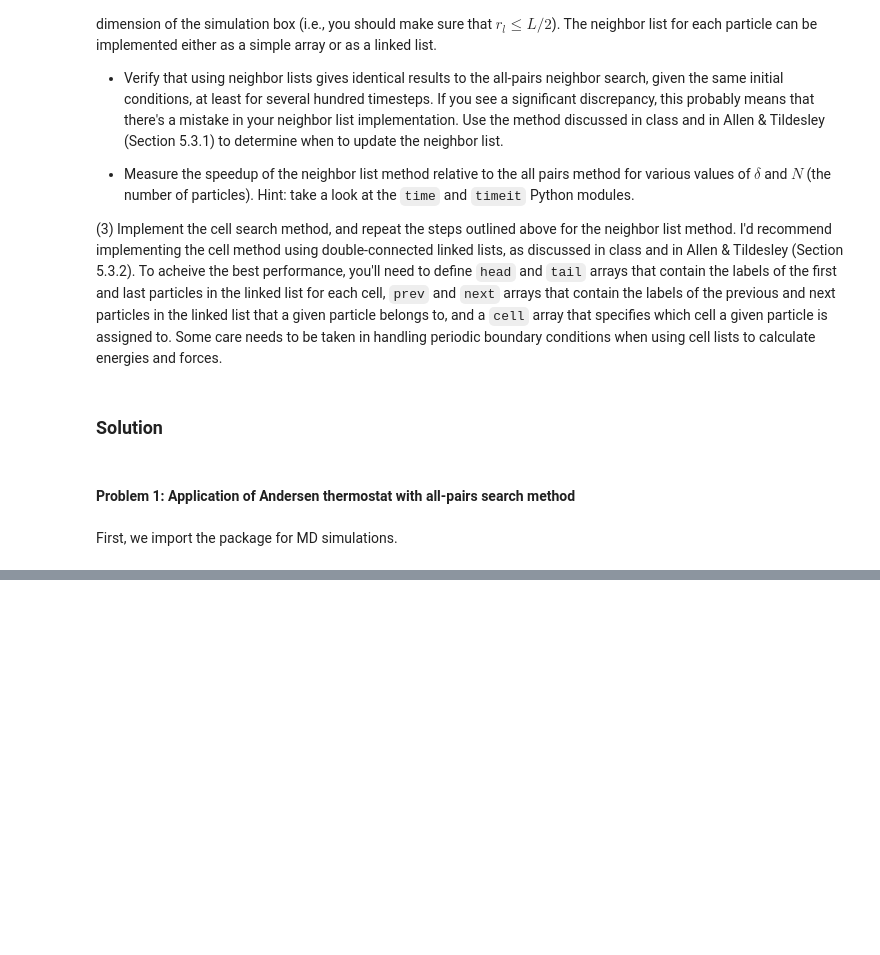
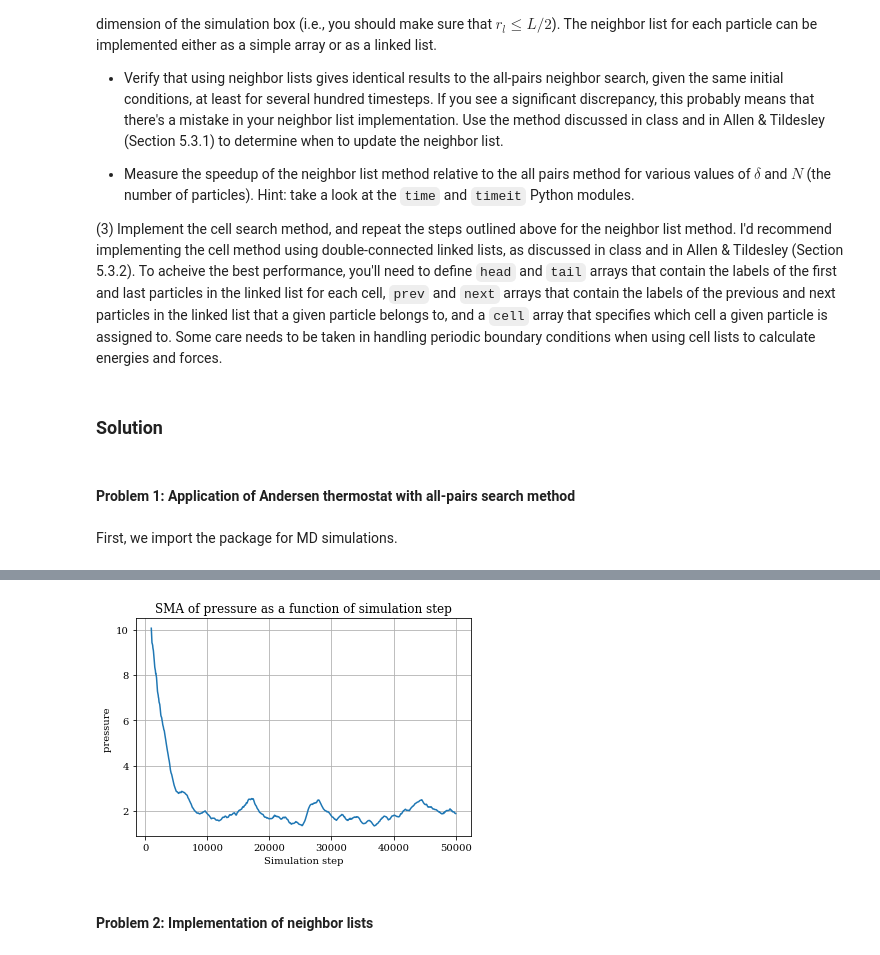
Before and after one commit to wehs7661/CompPhys, a Jupyter notebook: Exercises/Exercise_02.ipynb, the cells around one changed output, grey strips where cells are left out. Drawn from its saved outputs; the diff is of its cells as text; code cells hidden in the pictures; blank space fills up the shorter version.

```diff
--- a/Exercises/Exercise_02.ipynb
+++ b/Exercises/Exercise_02.ipynb
@@ -78 +64,7 @@ TA.plot_MD_energy()
+# %%
+SMA = TA.plot_SMA(100, TA.pressure, 'pressure')
+# %% [output]
+[figure, added]
+# %% [markdown]
+#### Problem 2: Implementation of neighbor lists
 # %%
```
Also changed, not shown: parts of 13 cells of this notebook, 4 other files.
